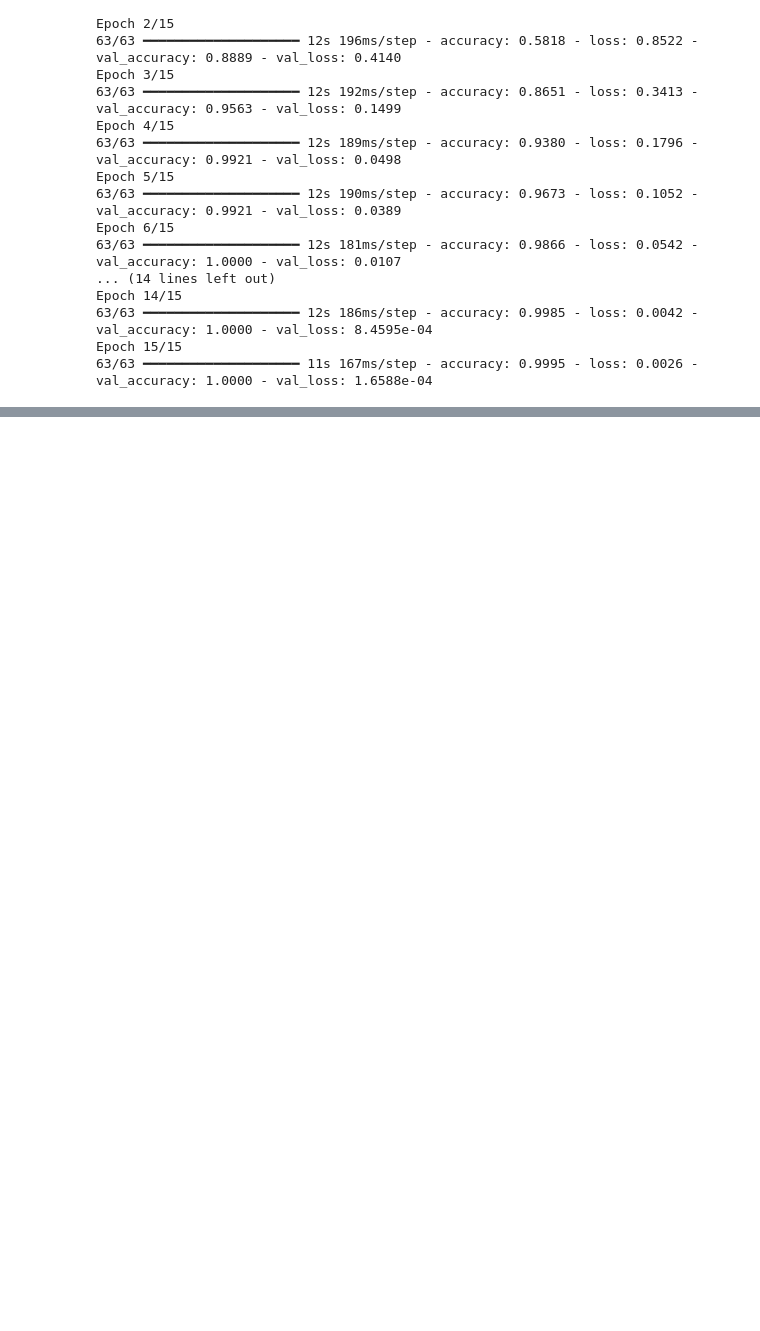
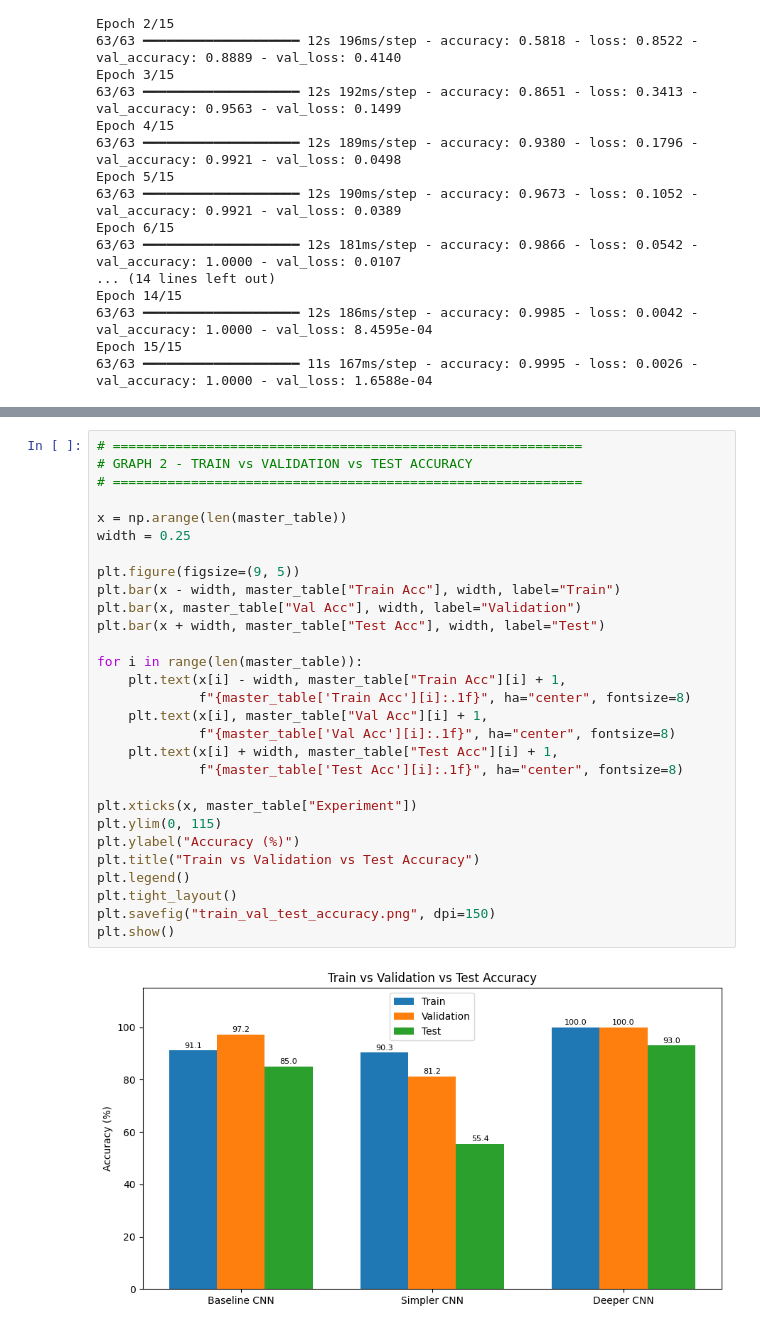
Before and after one commit to NSharp-mahajan/RPS---Deep-learning, a Jupyter notebook: notebooks/rps_cnn_battle.ipynb, the cells around one changed output, grey strips where cells are left out. Cells and saved outputs as stored; diff of their text form; blank space fills up the shorter version.

```diff
--- a/notebooks/rps_cnn_battle.ipynb
+++ b/notebooks/rps_cnn_battle.ipynb
@@ -1158,0 +1361,31 @@ Regularized Model Test Loss: 0.10330658406019211
+# %%
+# ============================================================
+# GRAPH 2 - TRAIN vs VALIDATION vs TEST ACCURACY
+# ============================================================
+
+x = np.arange(len(master_table))
+width = 0.25
+
+plt.figure(figsize=(9, 5))
+plt.bar(x - width, master_table["Train Acc"], width, label="Train")
+plt.bar(x, master_table["Val Acc"], width, label="Validation")
+plt.bar(x + width, master_table["Test Acc"], width, label="Test")
+
+for i in range(len(master_table)):
+    plt.text(x[i] - width, master_table["Train Acc"][i] + 1,
+             f"{master_table['Train Acc'][i]:.1f}", ha="center", fontsize=8)
+    plt.text(x[i], master_table["Val Acc"][i] + 1,
+             f"{master_table['Val Acc'][i]:.1f}", ha="center", fontsize=8)
+    plt.text(x[i] + width, master_table["Test Acc"][i] + 1,
+             f"{master_table['Test Acc'][i]:.1f}", ha="center", fontsize=8)
+
+plt.xticks(x, master_table["Experiment"])
+plt.ylim(0, 115)
+plt.ylabel("Accuracy (%)")
+plt.title("Train vs Validation vs Test Accuracy")
+plt.legend()
+plt.tight_layout()
+plt.savefig("train_val_test_accuracy.png", dpi=150)
+plt.show()
+# %% [output]
+[figure, added]
```
Also changed, not shown: parts of 9 cells of this notebook, 4 other files.
